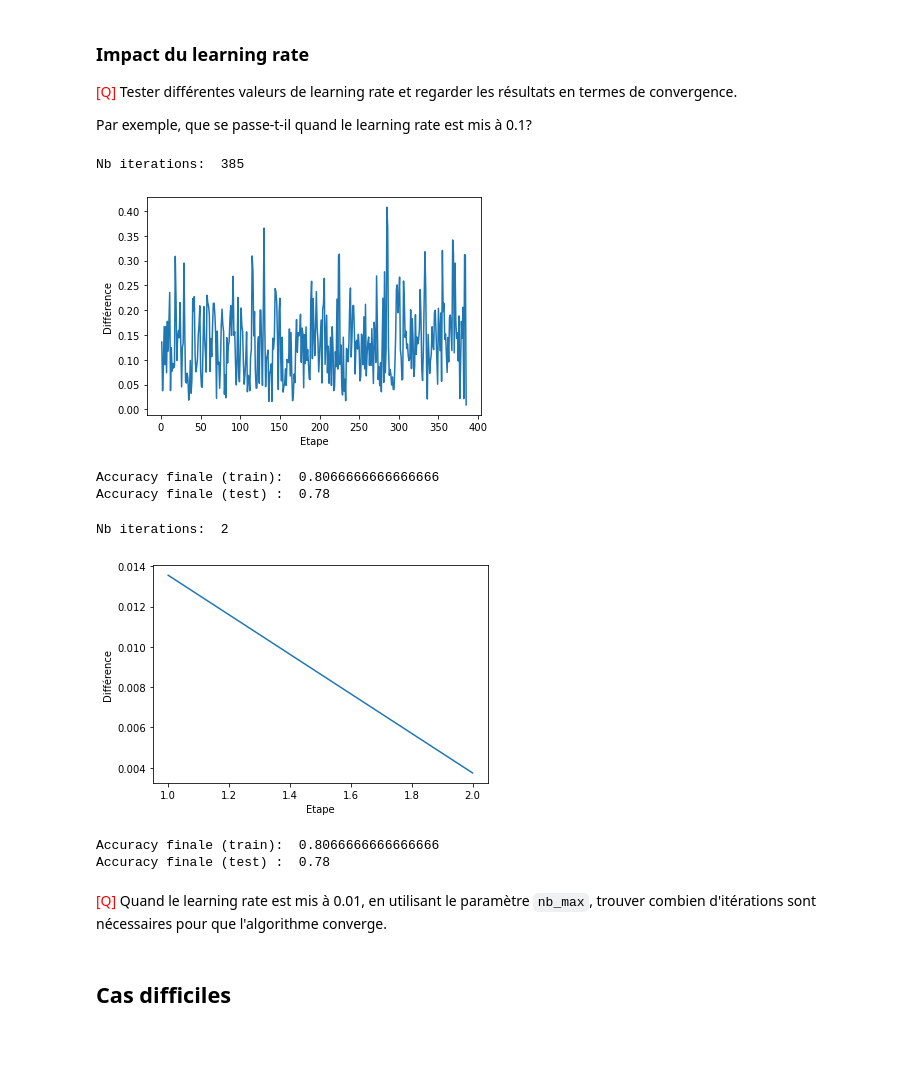
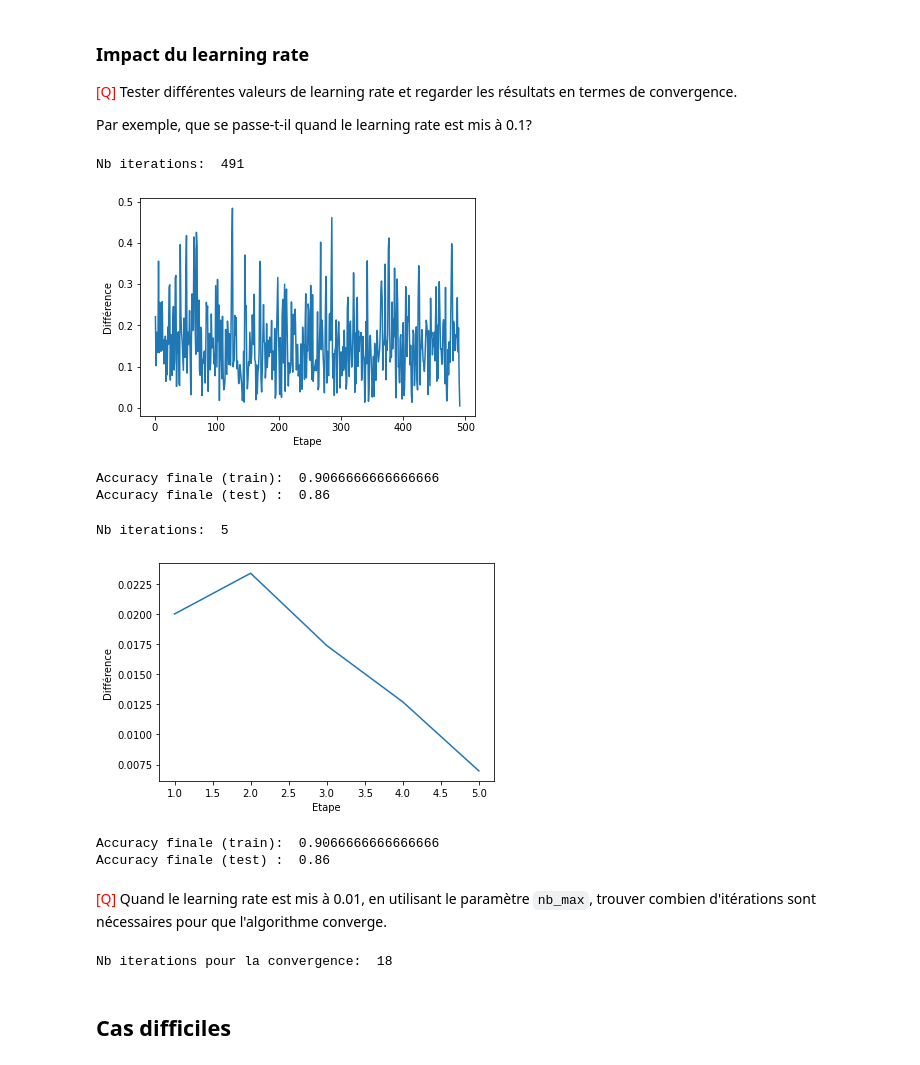
Before and after one commit to baris221/LU3IN026_TME, a Jupyter notebook: TME3/tme-03-Kafatncioglu-Tawbi.ipynb, the cells around one changed output. Cells and saved outputs as stored; diff of their text form; code cells hidden in the pictures.

```diff
--- a/TME3/tme-03-Kafatncioglu-Tawbi.ipynb
+++ b/TME3/tme-03-Kafatncioglu-Tawbi.ipynb
@@ -232,21 +232,25 @@ def genere_train_test(desc_set, label_set, n_pos, n_neg):
            - desc_set et label_set ont le même nombre de lignes)
            - n_pos et n_neg, ainsi que leur somme, sont inférieurs à n (le nombre d'exemples dans desc_set)"""
 
-    desc_set_pos=data_gauss_desc[data_gauss_label==1]
-    desc_set_neg=data_gauss_desc[data_gauss_label==-1]
+    desc_set_neg=np.where(data_gauss_label==-1)
 
-    n_pos_train=random.sample([i for i in range(0,desc_set_pos.shape[0])],n_pos)
-    n_neg_train=random.sample([i for i in range(0,desc_set_neg.shape[0])],n_neg)
+    desc_set_pos=np.where(data_gauss_label==1)
+
+    n_neg_train=random.sample(list(desc_set_neg[0]),n_neg)
+    n_pos_train=random.sample(list(desc_set_pos[0]),n_pos)
+
+
 
     train_desc=np.concatenate((desc_set[n_pos_train],desc_set[n_neg_train]))
     train_labels=np.concatenate((label_set[n_pos_train],label_set[n_neg_train]))
 
-    n_pos_test=[i for i in range(0,desc_set_pos.shape[0]) if i not in n_pos_train]
-    n_neg_test=[i for i in range(0,desc_set_neg.shape[0]) if i not in n_neg_train]
+    n_pos_test=[i for i in list(desc_set_pos[0]) if i not in n_pos_train]
+    n_neg_test=[i for i in list(desc_set_neg[0]) if i not in n_neg_train]
 
     test_desc=np.concatenate((desc_set[n_pos_test],desc_set[n_neg_test]))
     test_labels=np.concatenate((label_set[n_pos_test],label_set[n_neg_test]))
 
+
     return (train_desc, train_labels), (test_desc, test_labels)
 # %% [markdown]
 <font color="RED" size="+1">**[Q]**</font>  Utiliser la fonction précédente pour générer une base d'apprentissage et une base de test à partir des données aléatoires gaussiennes générées plus haut. La base d'apprentissage contiendra 75 exemples de la classe +1 et 75 exemples de la classe -1.
@@ -665,43 +668,43 @@ plt.show()
 print("Accuracy finale (train): ",train_acc[-1])
 print("Accuracy finale (test) : ", test_acc[-1])
 # %% [output]
-Nb iterations:  385
+Nb iterations:  491
-[figure, old version]
+[figure, new version]
-Accuracy finale (train):  0.8066666666666666
-Accuracy finale (test) :  0.78
+Accuracy finale (train):  0.9066666666666666
+Accuracy finale (test) :  0.86
 # %%
 np.random.seed(42)   # on prend 42 comme graine
 
 # Définition des données d'apprentissage (on reprend les données data_gauss générées plus haut)
 random.seed(42)
 (train_desc, train_label), (test_desc, test_label) = genere_train_test(data_gauss_desc, data_gauss_label,75,75)
 
 data_train = train_desc
 label_train = train_label
 data_test = test_desc
 label_test = test_label
 
 # Création d'un perceptron avec initialisation aléatoire et le learning_rate ci-dessous:
 learning_rate = 0.01
-perceptron5 = ClassifierPerceptron(2, learning_rate,0)
+perceptron5 = ClassifierPerceptron(2, learning_rate,1)
 
 # Apprentissage du perceptron
 les_variations = perceptron5.train(data_train, label_train,1000)
 print("Nb iterations: ", len(les_variations))
 
 # Traçage de la courbe des variations
 plt.plot(range(1,len(les_variations)+1),les_variations)
 plt.ylabel('Différence')
 plt.xlabel("Etape")
 plt.show()
 
 print("Accuracy finale (train): ",train_acc[-1])
 print("Accuracy finale (test) : ", test_acc[-1])
 # %% [output]
-Nb iterations:  2
+Nb iterations:  5
-[figure, old version]
+[figure, new version]
-Accuracy finale (train):  0.8066666666666666
-Accuracy finale (test) :  0.78
+Accuracy finale (train):  0.9066666666666666
+Accuracy finale (test) :  0.86
 # %% [markdown]
 <font color="RED" size="+1">[Q]</font> Quand le learning rate est mis à 0.01, en utilisant le paramètre `nb_max`, trouver combien d'itérations sont nécessaires pour que l'algorithme converge.
 # %%
@@ -715,6 +718,15 @@ data_train = train_desc
 label_train = train_label
 data_test = test_desc
 label_test = test_label
+
+learning_rate = 0.01
+perceptron6 = ClassifierPerceptron(2, learning_rate,0)
+
+# Apprentissage du perceptron
+les_variations = perceptron6.train(data_train, label_train,1000)
+print("Nb iterations pour la convergence: ", len(les_variations))
+# %% [output]
+Nb iterations pour la convergence:  18
 # %% [markdown]
 ## Cas difficiles
 # %% [markdown]
```
Also changed, not shown: parts of 4 cells of this notebook.
